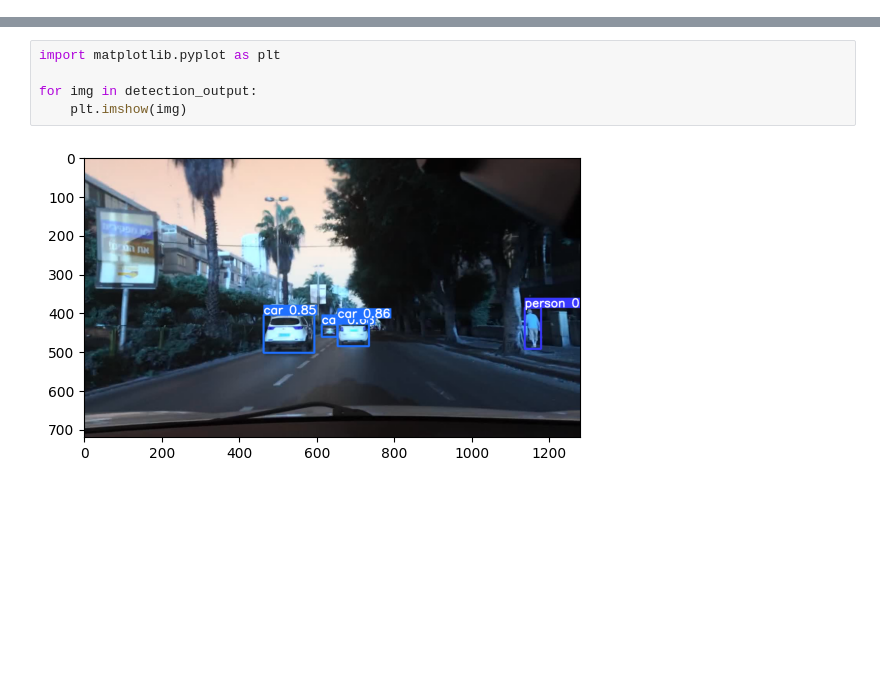
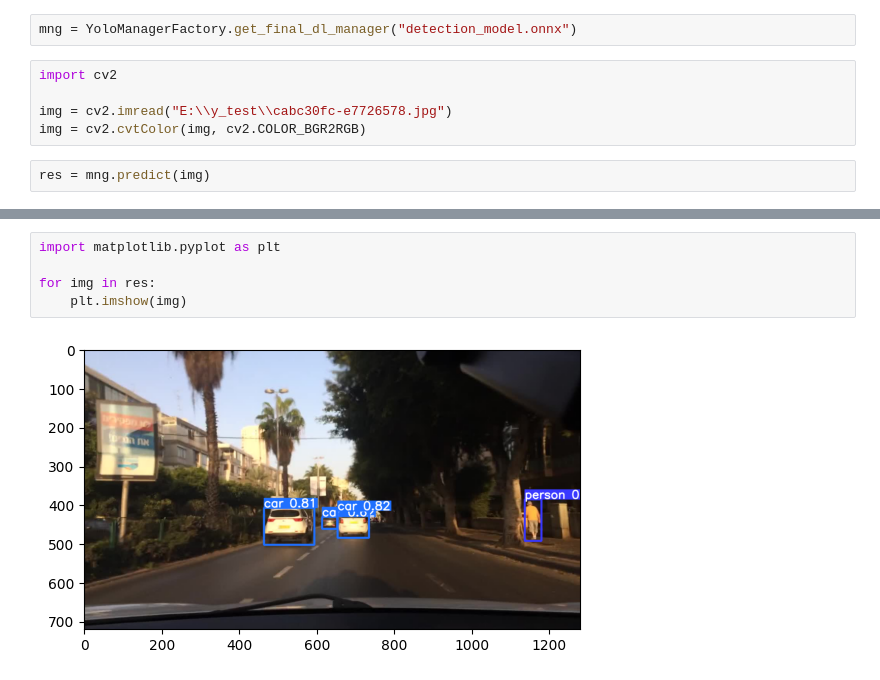
Before and after one commit to ml-hls-annual-project-cv-4/annual-main-project, a Jupyter notebook: src/notebooks/yolo_test.ipynb, the cells around one changed output, grey strips where cells are left out. Saved outputs shown, nothing was run; the diff lists cells and outputs as text; blank space fills up the shorter version.

Commit message:
Различные варианты использования YoloModelManager

```diff
--- a/src/notebooks/yolo_test.ipynb
+++ b/src/notebooks/yolo_test.ipynb
@@ -15,0 +3,9 @@ Speed: 2.5ms preprocess, 83.0ms inference, 1.0ms postprocess per image at shape
+# %%
+mng = YoloManagerFactory.get_final_dl_manager("detection_model.onnx")
+# %%
+import cv2
+
+img = cv2.imread("E:\\y_test\\cabc30fc-e7726578.jpg")
+img = cv2.cvtColor(img, cv2.COLOR_BGR2RGB)
+# %%
+res = mng.predict(img)
@@ -16,7 +42,7 @@ Speed: 2.5ms preprocess, 83.0ms inference, 1.0ms postprocess per image at shape
 # %%
 import matplotlib.pyplot as plt
 
-for img in detection_output:
+for img in res:
     plt.imshow(img)
 # %% [output]
-[figure, old version]
+[figure, new version]
```
Also changed, not shown: parts of 14 cells of this notebook.
